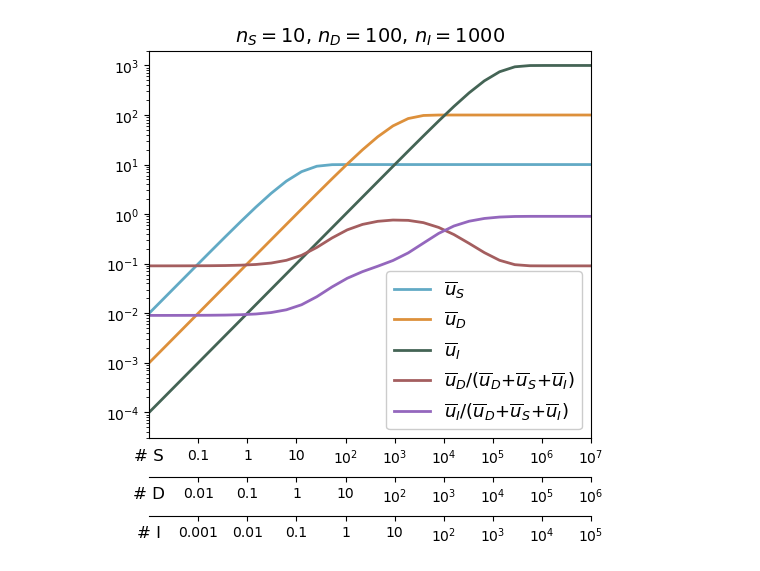
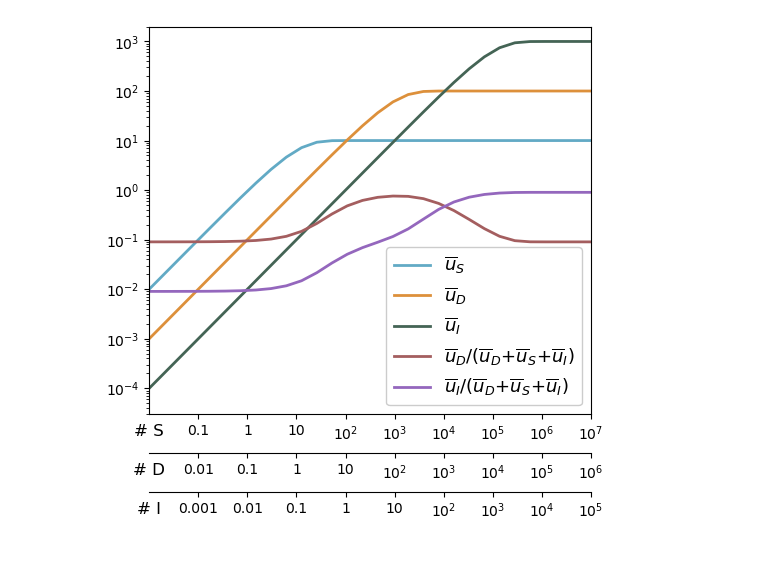
Before and after one commit to AlexKI123/DoublesProject, a Jupyter notebook: Code/SimpleModel/Simple_Model_threeTypes.ipynb, the cells around one changed output. Saved outputs shown, nothing was run; the diff lists cells and outputs as text; code cells hidden in the pictures.

```diff
--- a/Code/SimpleModel/Simple_Model_threeTypes.ipynb
+++ b/Code/SimpleModel/Simple_Model_threeTypes.ipynb
@@ -91,33 +91,33 @@ for sp in ax3.spines.values():
     sp.set_visible(False)
 ax3.spines["bottom"].set_visible(True)
 
 # Set the x-ticks
 ax3.set_xticks([0.001/(mui*ni),0.01/(mui*ni),0.1/(mui*ni),1/(mui*ni),10/(mui*ni),100/(mui*ni),1000/(mui*ni),10000/(mui*ni),100000/(mui*ni), 10**6/(mui*ni)])
 ax3.set_xticklabels([0.001,0.01, 0.1, 1, 10, "$10^2$", "$10^3$", "$10^4$","$10^5$","$10^6$"])
 
 # Set the fontsize for x-tick labels
 ax3.tick_params(axis='x', labelsize=10)
 
 ax3.set_xlabel("# I", fontsize=12)
 
 
 ax1.xaxis.set_minor_locator(MultipleLocator(10000000))
 ax2.xaxis.set_minor_locator(MultipleLocator(10000000))
 ax3.xaxis.set_minor_locator(MultipleLocator(10000000))
 ax1.xaxis.set_label_coords(.00, -.025)
 ax2.xaxis.set_label_coords(.000, -.125)
 ax3.xaxis.set_label_coords(.000, -.225)
 
 
 ax1.set_xlim(tmin,tmax)
 ax2.set_xlim(tmin,tmax)
 ax3.set_xlim(tmin,tmax)
 ax1.set_ylim(3*10**(-5),2*10**(3))
 
-plt.title("$n_S={}$, $n_D={}$, $n_I={}$".format(ns,nd,ni), fontsize=14)
+#plt.title("$n_S={}$, $n_D={}$, $n_I={}$".format(ns,nd,ni), fontsize=14)
 ax1.legend(fontsize=13, framealpha=1, loc=4)
 
-#plt.savefig('simpleModelthreeTypes.pdf')
+plt.savefig('simpleModelthreeTypes.pdf')
 plt.show()
 # %% [output]
-[figure, old version]
+[figure, new version]
```
